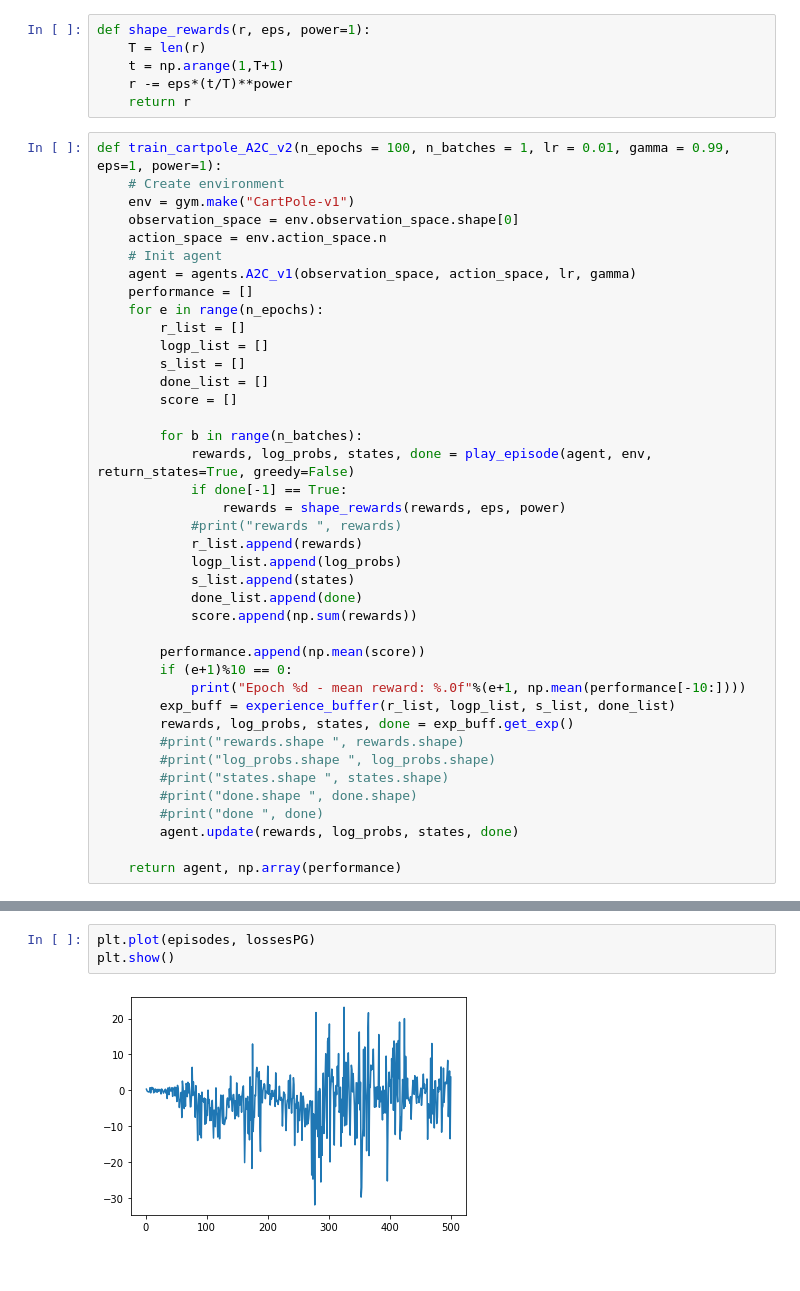
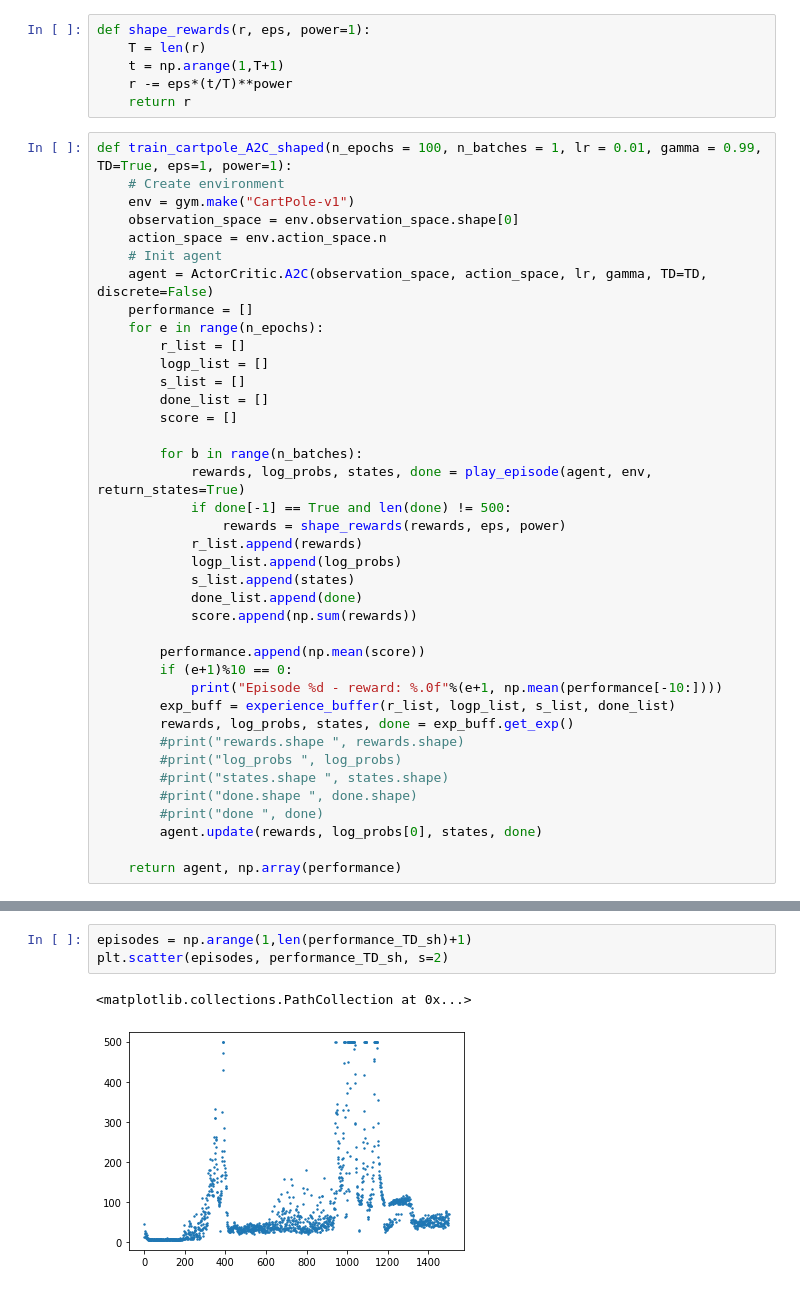
Before and after one commit to nicoladainese96/Policy-based-RL, a Jupyter notebook: cartpole_task.ipynb, the cells around one changed output, grey strips where cells are left out. Cells and saved outputs as stored; diff of their text form.

```diff
--- a/cartpole_task.ipynb
+++ b/cartpole_task.ipynb
@@ -332,13 +268,13 @@ def shape_rewards(r, eps, power=1):
     r -= eps*(t/T)**power
     return r
 # %%
-def train_cartpole_A2C_v2(n_epochs = 100, n_batches = 1, lr = 0.01, gamma = 0.99, eps=1, power=1):
+def train_cartpole_A2C_shaped(n_epochs = 100, n_batches = 1, lr = 0.01, gamma = 0.99, TD=True, eps=1, power=1):
     # Create environment
     env = gym.make("CartPole-v1")
     observation_space = env.observation_space.shape[0]
     action_space = env.action_space.n
     # Init agent
-    agent = agents.A2C_v1(observation_space, action_space, lr, gamma)
+    agent = ActorCritic.A2C(observation_space, action_space, lr, gamma, TD=TD, discrete=False)
     performance = []
     for e in range(n_epochs):
         r_list = []
@@ -348,10 +284,9 @@ def train_cartpole_A2C_v2(n_epochs = 100, n_batches = 1, lr = 0.01, gamma = 0.99
         score = []
 
         for b in range(n_batches):
-            rewards, log_probs, states, done = play_episode(agent, env, return_states=True, greedy=False)
-            if done[-1] == True:
+            rewards, log_probs, states, done = play_episode(agent, env, return_states=True)
+            if done[-1] == True and len(done) != 500:
                 rewards = shape_rewards(rewards, eps, power)
-            #print("rewards ", rewards)
             r_list.append(rewards)
             logp_list.append(log_probs)
             s_list.append(states)
@@ -360,15 +295,15 @@ def train_cartpole_A2C_v2(n_epochs = 100, n_batches = 1, lr = 0.01, gamma = 0.99
 
         performance.append(np.mean(score))
         if (e+1)%10 == 0:
-            print("Epoch %d - mean reward: %.0f"%(e+1, np.mean(performance[-10:])))
+            print("Episode %d - reward: %.0f"%(e+1, np.mean(performance[-10:])))
         exp_buff = experience_buffer(r_list, logp_list, s_list, done_list)
         rewards, log_probs, states, done = exp_buff.get_exp()
         #print("rewards.shape ", rewards.shape)
-        #print("log_probs.shape ", log_probs.shape)
+        #print("log_probs ", log_probs)
         #print("states.shape ", states.shape)
         #print("done.shape ", done.shape)
         #print("done ", done)
-        agent.update(rewards, log_probs, states, done)
+        agent.update(rewards, log_probs[0], states, done)
 
     return agent, np.array(performance)
 # %%
@@ -527,5 +330,6 @@ plt.show()
-# %%
-plt.plot(episodes, lossesPG)
-plt.show()
-# %% [output]
-[figure, removed]
+# %%
+episodes = np.arange(1,len(performance_TD_sh)+1)
+plt.scatter(episodes, performance_TD_sh, s=2)
+# %% [output]
+<matplotlib.collections.PathCollection at 0x...>
+[figure, added]
```
Also changed, not shown: parts of 44 cells of this notebook, 8 other files.
